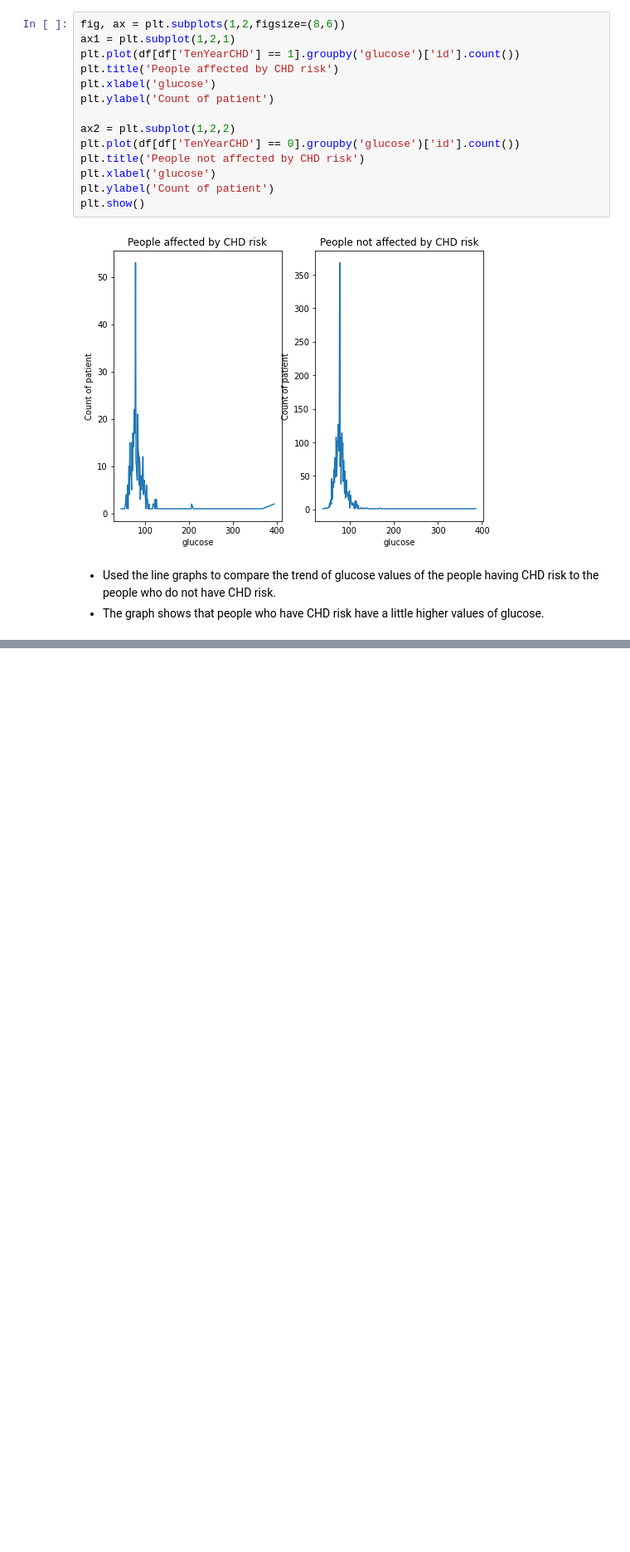
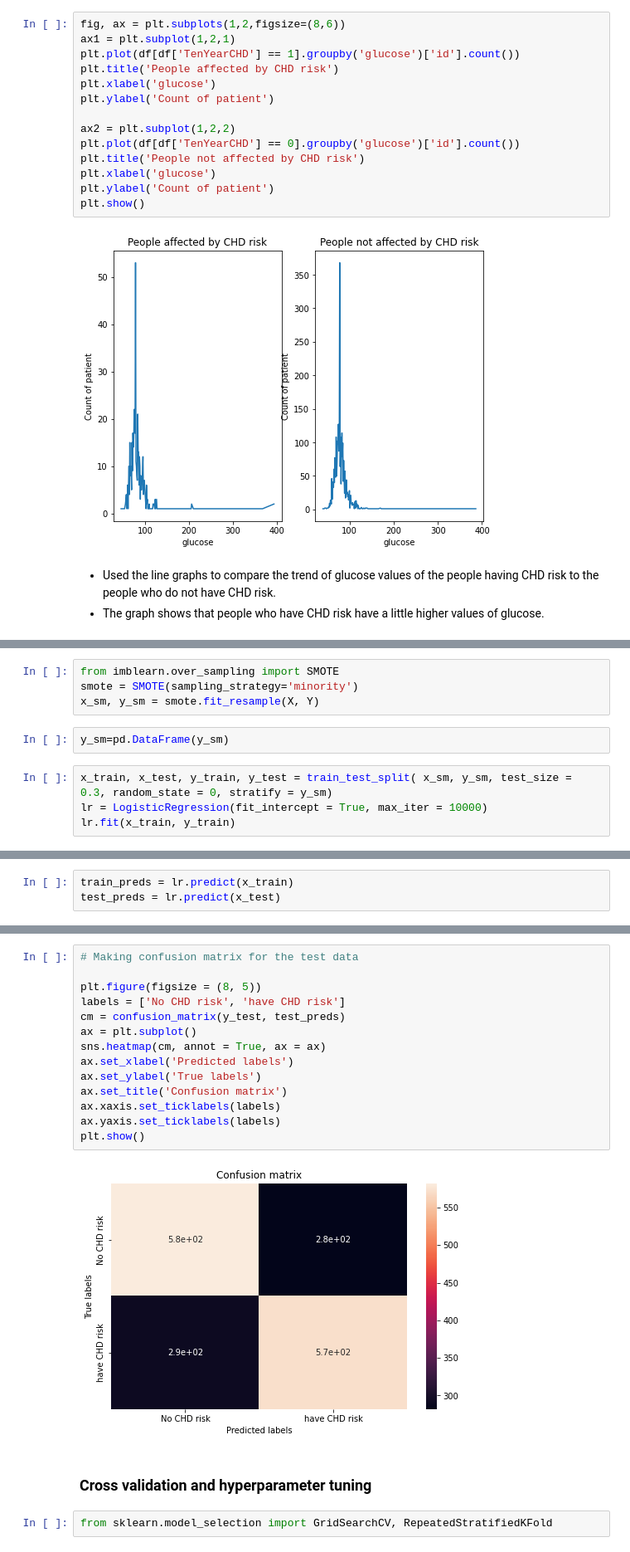
Before and after one commit to jatinsharma16/Capstone-Project-Classification, a Jupyter notebook: cardiovascular_risk_prediction.ipynb, the cells around one changed output, grey strips where cells are left out. Shown: that part at 83% size. Cells and saved outputs as stored; diff of their text form; blank space fills up the shorter version.

```diff
--- a/cardiovascular_risk_prediction.ipynb
+++ b/cardiovascular_risk_prediction.ipynb
@@ -810,0 +983,10 @@ plt.show()
+# %%
+from imblearn.over_sampling import SMOTE
+smote = SMOTE(sampling_strategy='minority')
+x_sm, y_sm = smote.fit_resample(X, Y)
+# %%
+y_sm=pd.DataFrame(y_sm)
+# %%
+x_train, x_test, y_train, y_test = train_test_split( x_sm, y_sm, test_size = 0.3, random_state = 0, stratify = y_sm)
+lr = LogisticRegression(fit_intercept = True, max_iter = 10000)
+lr.fit(x_train, y_train)
@@ -810,0 +995,3 @@ plt.show()
+# %%
+train_preds = lr.predict(x_train)
+test_preds = lr.predict(x_test)
@@ -810,0 +1026,20 @@ plt.show()
+# %%
+# Making confusion matrix for the test data
+
+plt.figure(figsize = (8, 5))
+labels = ['No CHD risk', 'have CHD risk']
+cm = confusion_matrix(y_test, test_preds)
+ax = plt.subplot()
+sns.heatmap(cm, annot = True, ax = ax)
+ax.set_xlabel('Predicted labels')
+ax.set_ylabel('True labels')
+ax.set_title('Confusion matrix')
+ax.xaxis.set_ticklabels(labels)
+ax.yaxis.set_ticklabels(labels)
+plt.show()
+# %% [output]
+[figure, added]
+# %% [markdown]
+### Cross validation and hyperparameter tuning
+# %%
+from sklearn.model_selection import GridSearchCV, RepeatedStratifiedKFold
```
Also changed, not shown: parts of 77 cells of this notebook.
